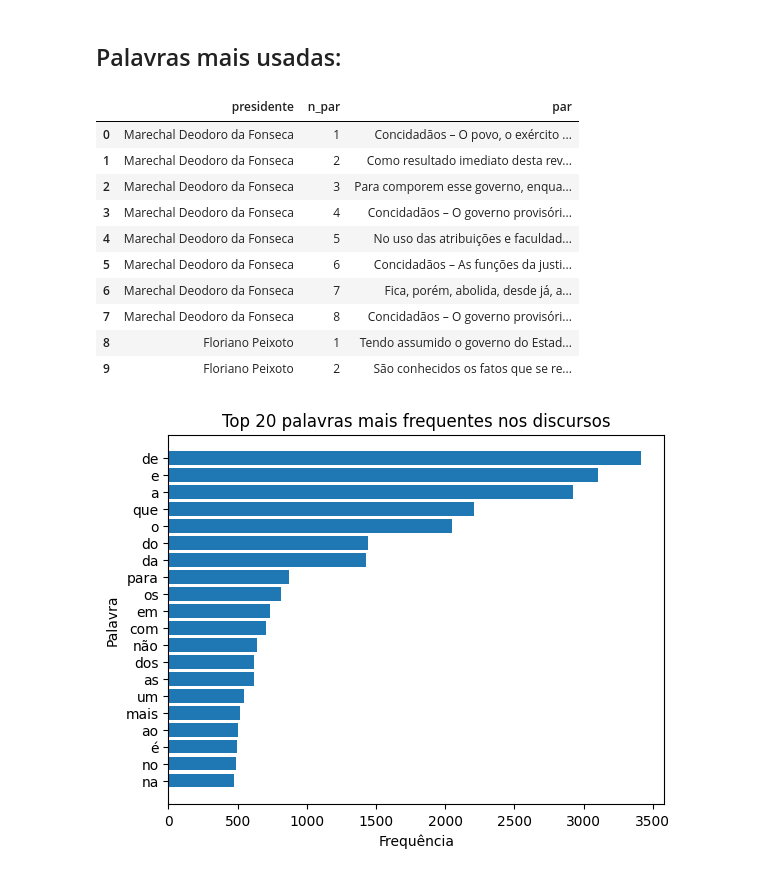
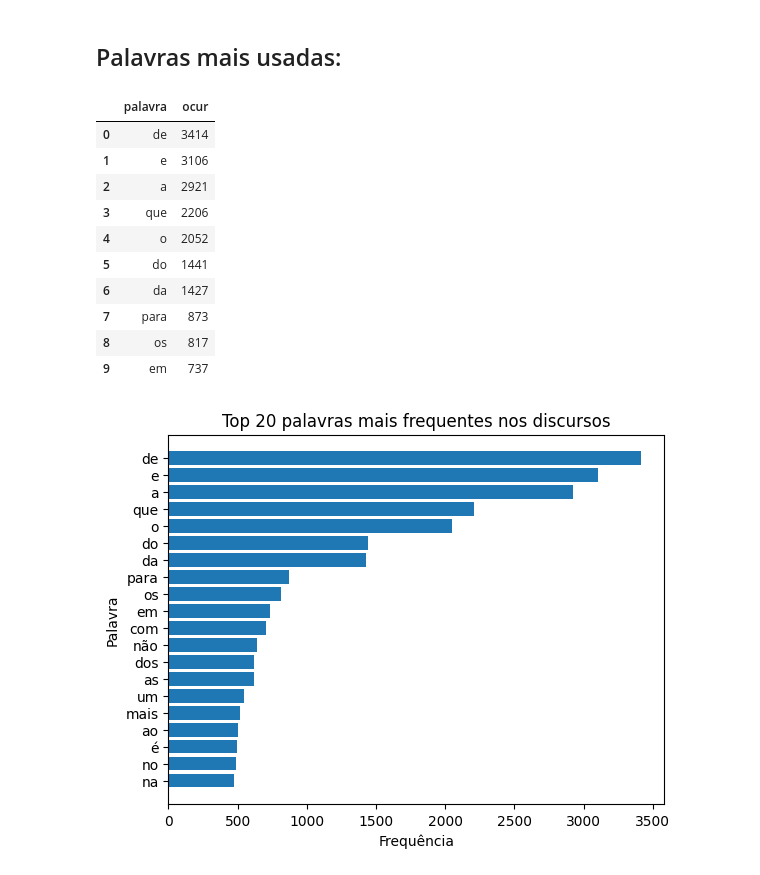
Before and after one commit to PhysicTeacherCode/Brazil-President-s-Speeches-Analysis, a Jupyter notebook: notebooks/01-exploratory.ipynb, the cells around one changed output. Drawn from its saved outputs; the diff is of its cells as text; code cells hidden in the pictures.

Commit message:
Fix DataFrame variable name and update output in notebook
Replaces 'df.head(10)' with 'df_palavras.head(10)' to correctly display the top words DataFrame. Updates the corresponding output to show word frequency results instead of paragraph data.

```diff
--- a/notebooks/01-exploratory.ipynb
+++ b/notebooks/01-exploratory.ipynb
@@ -135,31 +135,31 @@ plot_top_speeches(df_tamanho_inverso.head(20),"Discursos mais curtos")
 # %%
 query = """
 SELECT palavra, count(*) AS ocur
 FROM (
          SELECT presidente,
              n_par,
              unnest(string_to_array(lower(regexp_replace(par, '[^a-zA-Záéíóúãõçü ]', '', 'g')), ' ')) AS palavra
          FROM speeches
 ) AS t
 WHERE palavra != ''
 GROUP BY palavra
 ORDER BY ocur DESC;
 """
 
 df_palavras = pd.read_sql(query, engine)
-df.head(10)
+df_palavras.head(10)
 # %% [output]
-|  | presidente | n_par | par |
-| 0 | Marechal Deodoro da Fonseca | 1 | Concidadãos – O povo, o exército ... |
-| 1 | Marechal Deodoro da Fonseca | 2 | Como resultado imediato desta rev... |
-| 2 | Marechal Deodoro da Fonseca | 3 | Para comporem esse governo, enqua... |
-| 3 | Marechal Deodoro da Fonseca | 4 | Concidadãos – O governo provisóri... |
-| 4 | Marechal Deodoro da Fonseca | 5 | No uso das atribuições e faculdad... |
-| 5 | Marechal Deodoro da Fonseca | 6 | Concidadãos – As funções da justi... |
-| 6 | Marechal Deodoro da Fonseca | 7 | Fica, porém, abolida, desde já, a... |
-| 7 | Marechal Deodoro da Fonseca | 8 | Concidadãos – O governo provisóri... |
-| 8 | Floriano Peixoto | 1 | Tendo assumido o governo do Estad... |
-| 9 | Floriano Peixoto | 2 | São conhecidos os fatos que se re... |
+|  | palavra | ocur |
+| 0 | de | 3414 |
+| 1 | e | 3106 |
+| 2 | a | 2921 |
+| 3 | que | 2206 |
+| 4 | o | 2052 |
+| 5 | do | 1441 |
+| 6 | da | 1427 |
+| 7 | para | 873 |
+| 8 | os | 817 |
+| 9 | em | 737 |
 # %%
 def plot_top_words(df, title):
     plt.figure()
```
